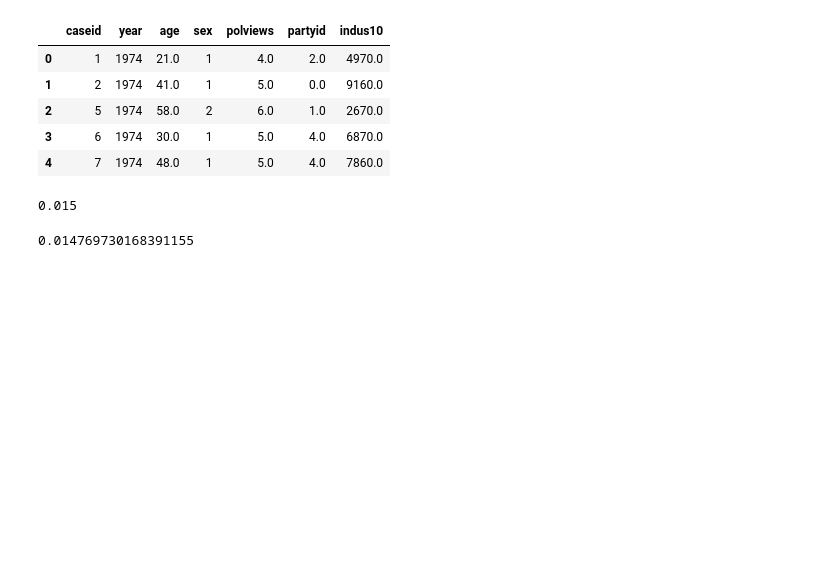
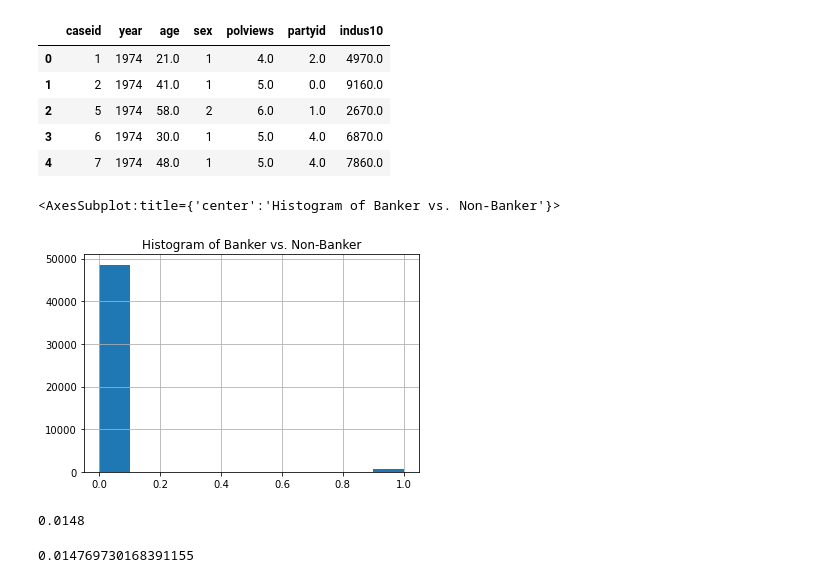
Before and after one commit to ryanorsinger/ThinkBayes2, a Jupyter notebook: chapter1.ipynb, the cells around one changed output. Saved outputs shown, nothing was run; the diff lists cells and outputs as text; code cells hidden in the pictures; blank space fills up the shorter version.

```diff
--- a/chapter1.ipynb
+++ b/chapter1.ipynb
@@ -11,12 +14,20 @@ df.head()
 | 2 | 5 | 1974 | 58.0 | 2 | 6.0 | 1.0 | 2670.0 |
 | 3 | 6 | 1974 | 30.0 | 1 | 5.0 | 4.0 | 6870.0 |
 | 4 | 7 | 1974 | 48.0 | 1 | 5.0 | 4.0 | 7860.0 |
+# %%
+df["is_banker"] = df.indus10 == 6870
+# %%
+plt.title("Histogram of Banker vs. Non-Banker");
+df.is_banker.astype(int).hist()
+# %% [output]
+<AxesSubplot:title={'center':'Histogram of Banker vs. Non-Banker'}>
+[figure, added]
 # %%
 # Proportion of Bankers, 6870 is the banker code
 banker = df["indus10"] == 6870
-banker.mean().round(3)
+banker.mean().round(4)
 # %% [output]
-0.015
+0.0148
 # %%
 # Probability function
 def prob(A):
```
Also changed, not shown: parts of 1 cell of this notebook, 3 other files.
